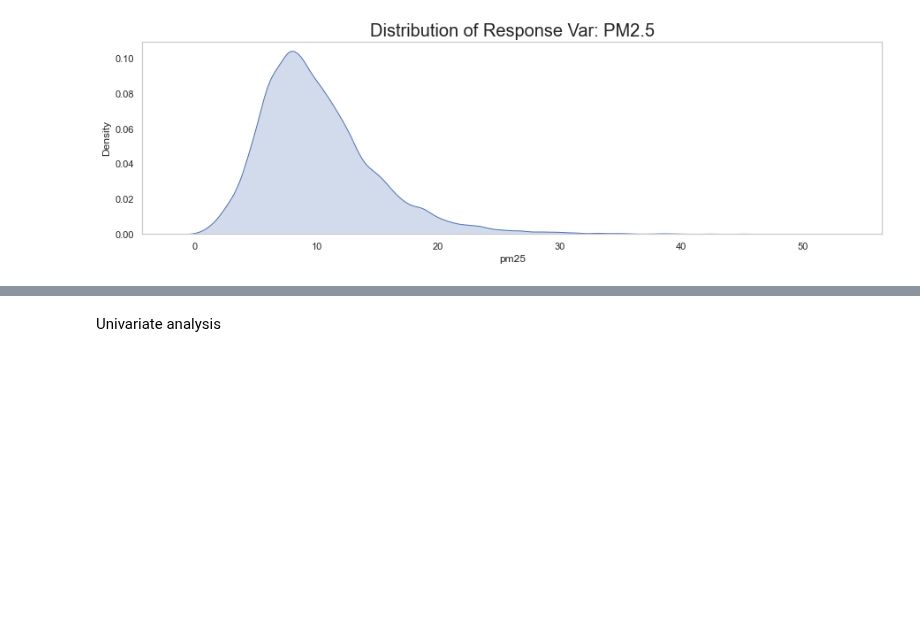
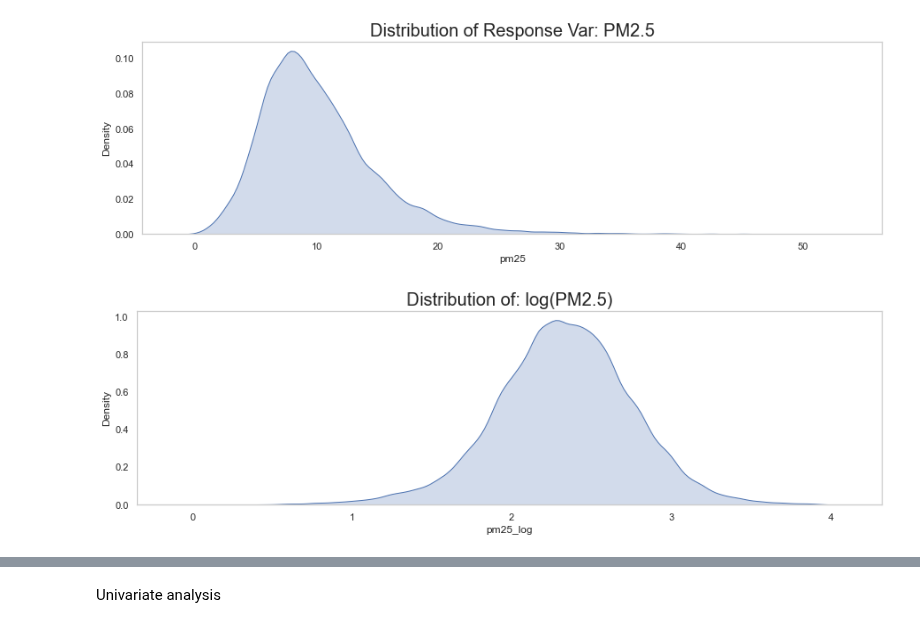
Before and after one commit to mattslyons/JLPS_capstone_project, a Jupyter notebook: modeling/2sls_tj_v1.ipynb, the cells around one changed output, grey strips where cells are left out. Saved outputs shown, nothing was run; the diff lists cells and outputs as text; code cells hidden in the pictures; blank space fills up the shorter version.

```diff
--- a/modeling/2sls_tj_v1.ipynb
+++ b/modeling/2sls_tj_v1.ipynb
@@ -141,6 +164,9 @@ df_grp = df\
 print(f'Num rows of grouped df: {df_grp.shape[0]}')
 # %% [output]
 Num rows of grouped df: 312789
+# %%
+# create total pop var. for some reason grouping on it gave weird results.
+df_grp['total_pop_under19'] = df_grp['pop_under19_male'] + df_grp['pop_under19_female']
 # %% [markdown]
 ## Join med to our main dataset
 # %%
@@ -177,0 +188,6 @@ df_grp[(df_grp['number_of_visits_vasc'] > 0) & (df_grp['number_of_visits_hem_can
+# %%
+med_vars = ['hematopoietic_cancers', 'number_of_visits_hem_cancers', 'pediatric_vasculitis', 'number_of_visits_vasc',
+  'type_1_diabetes', 'number_of_visits_diab']
+
+for var in med_vars:
+  df_grp[var] = df_grp[var].fillna(0)
@@ -177,0 +196,4 @@ df_grp[(df_grp['number_of_visits_vasc'] > 0) & (df_grp['number_of_visits_hem_can
+# %%
+df_grp['hematopoietic_cancers'] = df_grp['hematopoietic_cancers'] / df_grp['total_pop_under19']
+df_grp['pediatric_vasculitis'] = df_grp['pediatric_vasculitis'] / df_grp['total_pop_under19']
+df_grp['type_1_diabetes'] = df_grp['type_1_diabetes'] / df_grp['total_pop_under19']
@@ -185,3 +211,12 @@ sns.kdeplot(data=df_grp, x="pm25", bw_adjust=.8, fill=True).set_title("Distribut
 print('')
 # %% [output]
 [figure]
+# %%
+sns.set(rc = {'figure.figsize':(15,4)})
+sns.set_style("whitegrid", {'axes.grid' : False})
+
+sns.kdeplot(data=df_grp, x="pm25_log", bw_adjust=.8, fill=True)\
+  .set_title("Distribution of: log(PM2.5)", size=20)
+print('')
+# %% [output]
+[figure, added]
```
Also changed, not shown: parts of 19 cells of this notebook.
